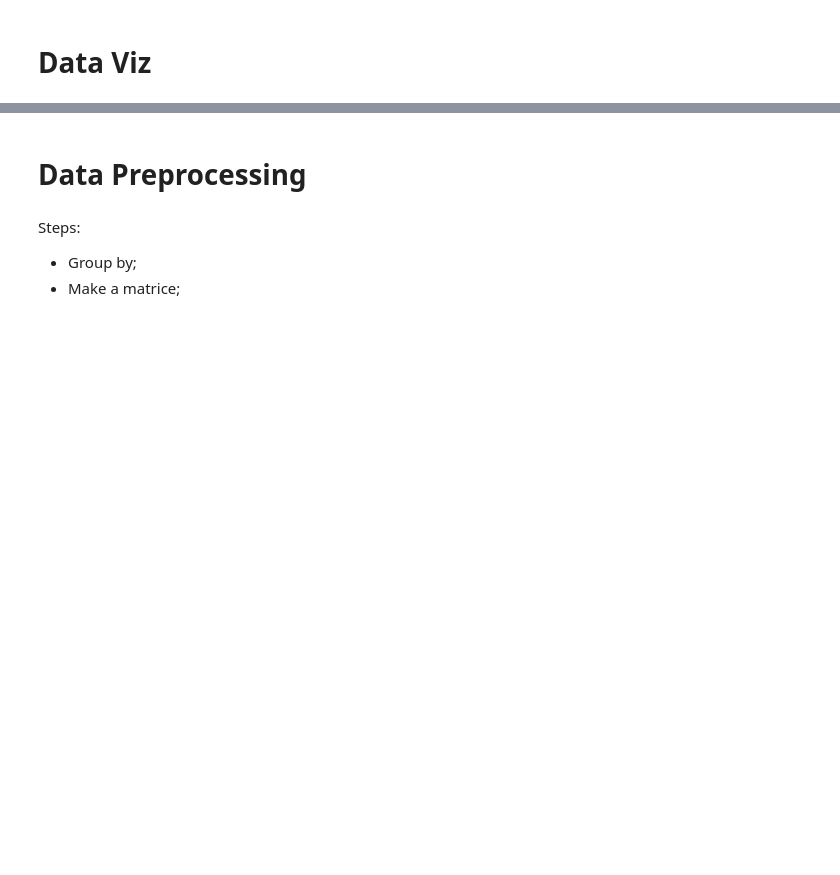
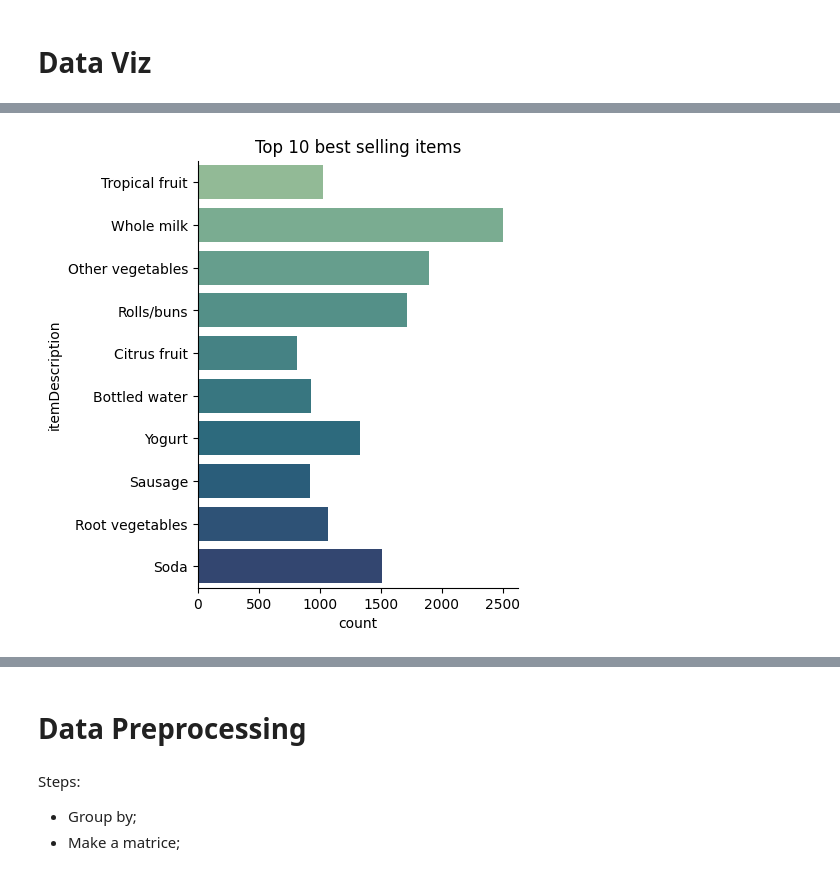
Before and after one commit to talitacgs/Market_basket_analysis_with_Apriori, a Jupyter notebook: Market_Basket_Analysis.ipynb, the cells around one changed output, grey strips where cells are left out. Saved outputs shown, nothing was run; the diff lists cells and outputs as text; code cells hidden in the pictures; blank space fills up the shorter version.

Commit message:
Some data viz

```diff
--- a/Market_Basket_Analysis.ipynb
+++ b/Market_Basket_Analysis.ipynb
@@ -108,0 +98,9 @@ ASAP
+# %%
+top_items = df["itemDescription"].value_counts().head(10)
+top_items_df = df[df['itemDescription'].isin(top_items.index)]
+
+sns.catplot(y="itemDescription", kind="count", palette="crest", data=top_items_df);
+plt.title("Top 10 best selling items")
+plt.show()
+# %% [output]
+[figure, added]
```
Also changed, not shown: parts of 15 cells of this notebook.
